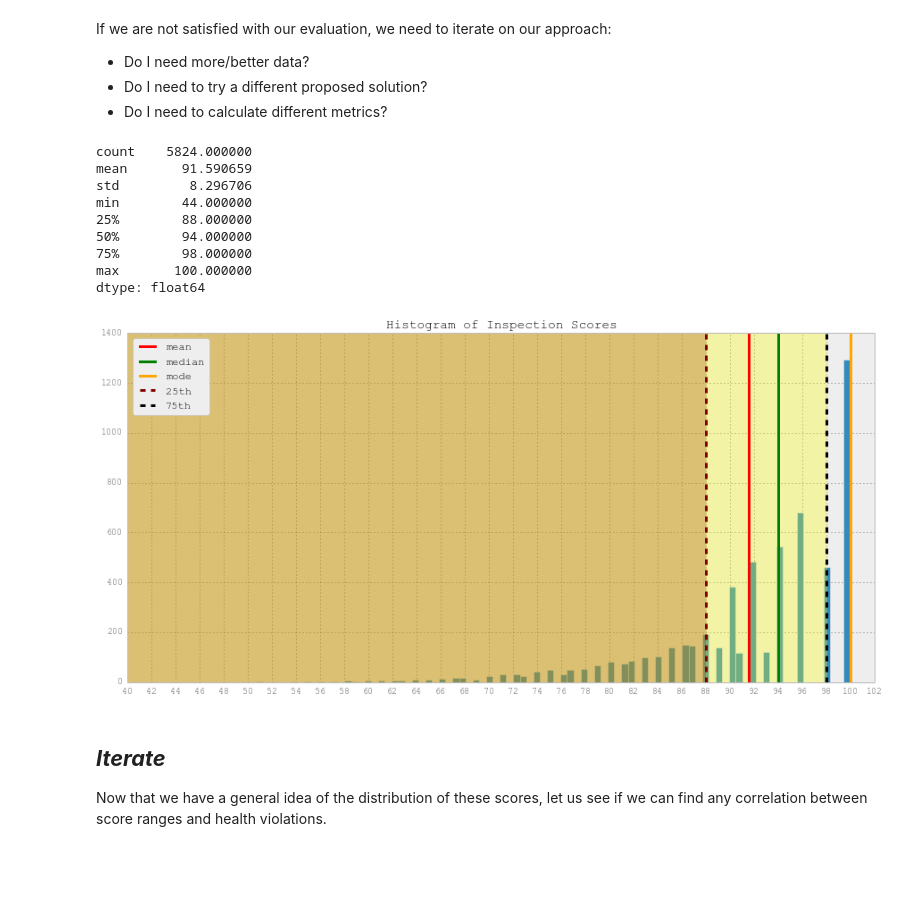
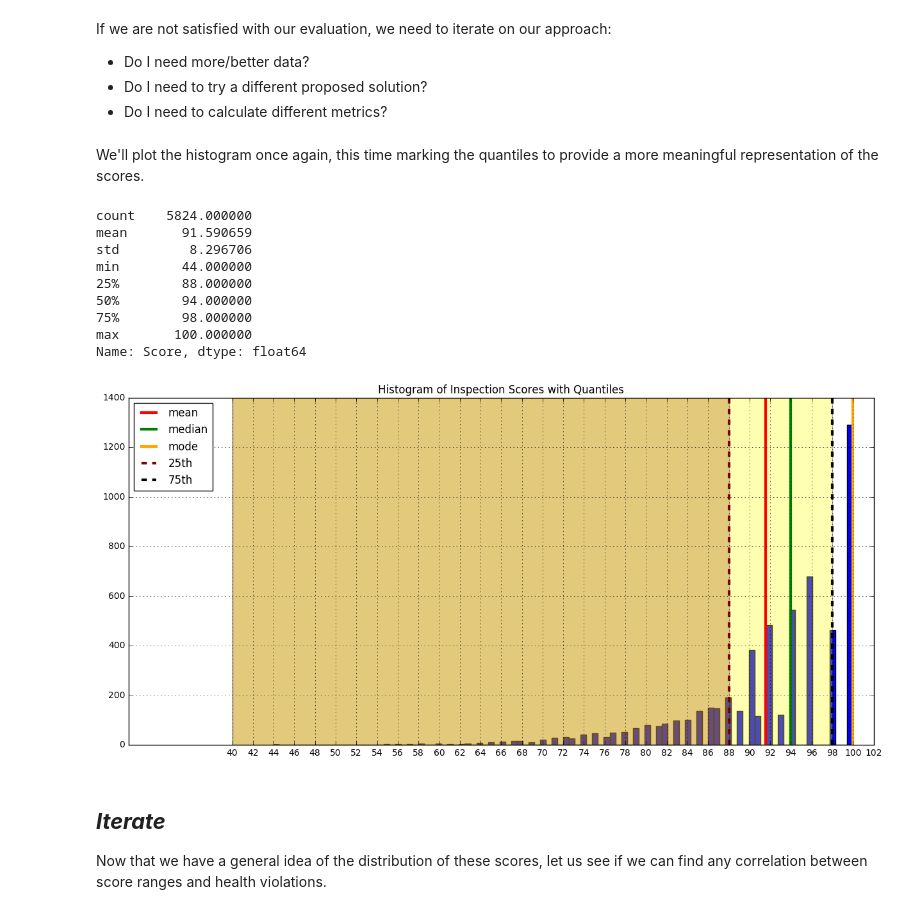
Before and after one commit to dataventures/workshops, a Jupyter notebook: 0/Pandas.ipynb, the cells around one changed output. Drawn from its saved outputs; the diff is of its cells as text; code cells hidden in the pictures; blank space fills up the shorter version.

```diff
--- a/0/Pandas.ipynb
+++ b/0/Pandas.ipynb
@@ -48,15 +53,10 @@ import scipy as sp
 from scipy import stats
 
 # store relevant file paths in variables since we may use them frequently
-root_dir = 'data/SFBusinesses/'
+root_dir = '/Users/jerrytang/dv/happy-healthy-hungry/data/SFBusinesses/'
 businesses = root_dir + 'businesses.csv'
 inspections = root_dir + 'inspections.csv'
 
-
 # load each file into a Pandas DataFrame, pandas automatically converts the first line into a header for the columns
-
 df_business = pd.read_csv(businesses)
 df_inspection = pd.read_csv(inspections)
-
-# inspect the first 10 rows of the DataFrame
-df_inspection.head(10)
@@ -90,11 +124,7 @@ __Now that we have our joined data, we can start exploring it__
 # %%
-# let us first group our data by business so we can find its most recent score for the inspections
-
-grouped_business = big_table.groupby('business_id')
-
 # a funtion that takes a DataFrame and returns the row with the newest date
 def most_recent(df, column='date'):
-    return df.sort_index(by=column)[-1:]
+    return df.sort_values(by=column)[-1:]
 
 # input to most_recent is the DataFrame of each group, in this case
 # all of the rows and columns for each business (grouped on business_id).
@@ -301,6 +330,8 @@ If we are not satisfied with our evaluation, we need to iterate on our approach:
 * Do I need more/better data?
 * Do I need to try a different proposed solution?
 * Do I need to calculate different metrics?
+# %% [markdown]
+We'll plot the histogram once again, this time marking the quantiles to provide a more meaningful representation of the scores.
 # %%
 # create a matplotlib figure with size [15,7]
 figure(figsize=[15,7])
@@ -314,36 +345,36 @@ axvline(x=median,color='green',ls='solid', lw="3", label="median")
 axvline(x=mode[0][0],color='orange',ls='solid', lw="3", label="mode")
 
 # 25th quantile
 axvline(x=summary['25%'],color='maroon',ls='dashed', lw="3", label="25th")
 axvspan(40, summary['25%'], facecolor="maroon", alpha=0.3)
 
 # 75th quantile
 axvline(x=summary['75%'],color='black',ls='dashed', lw="3", label="75th")
 axvspan(40, summary['75%'], facecolor="yellow", alpha=0.3 )
 
 # create x-axis ticks of even numbers 0-100
 xticks(np.arange(40, 104, 2))
 
 # add legend to graph
 legend(loc=2)
 
 # add a title to the current figure, our histogram
-h.set_title("Histogram of Inspection Scores")
+h.set_title("Histogram of Inspection Scores with Quantiles")
 
 savefig('quantiles.png', bbox_inches=0, transparent=True)
 
 print summary
 # %% [output]
 count    5824.000000
 mean       91.590659
 std         8.296706
 min        44.000000
 25%        88.000000
 50%        94.000000
 75%        98.000000
 max       100.000000
-dtype: float64
+Name: Score, dtype: float64
-[figure, old version]
+[figure, new version]
 # %% [markdown]
 ## ___Iterate___
 
```
Also changed, not shown: parts of 37 cells of this notebook, 4 other files.
